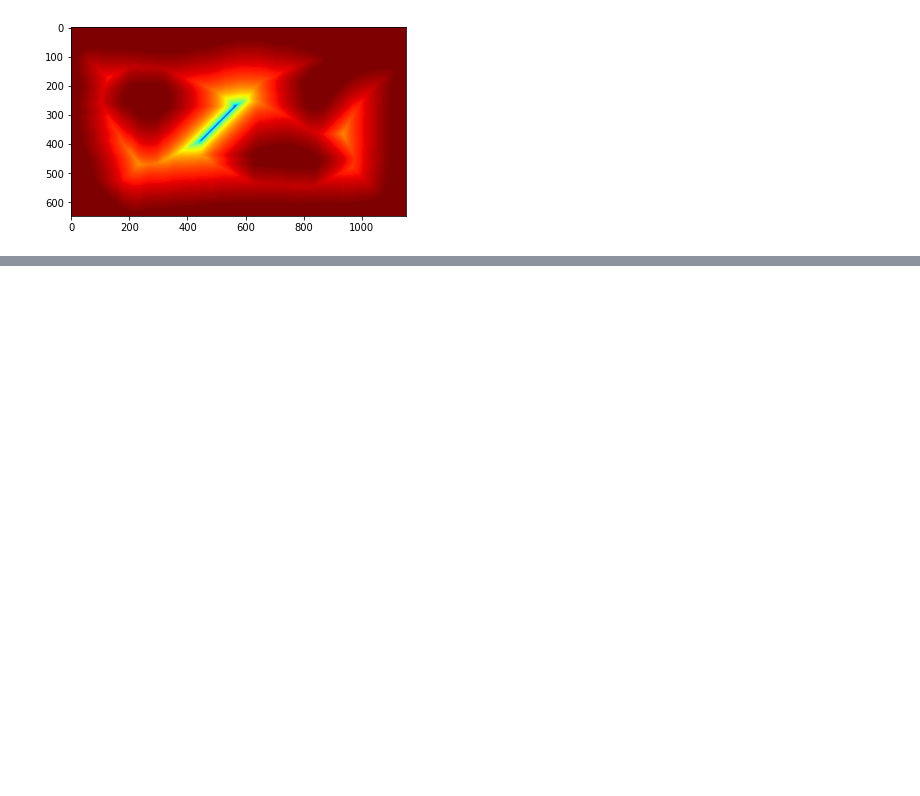
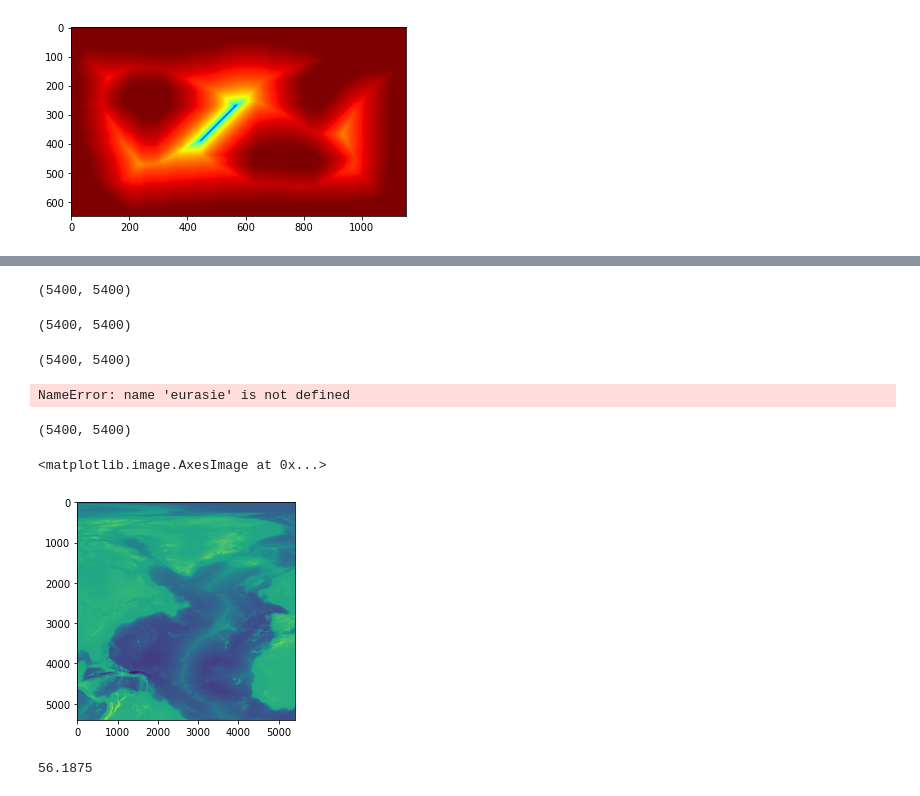
Before and after one commit to nico5655/OceanPSC, a Jupyter notebook: Untitled.ipynb, the cells around one changed output, grey strips where cells are left out. Cells and saved outputs as stored; diff of their text form; code cells hidden in the pictures; blank space fills up the shorter version.

```diff
--- a/Untitled.ipynb
+++ b/Untitled.ipynb
@@ -202,0 +107,42 @@ array([[0.        , 0.20710678, 0.20710678, ..., 0.20710678, 0.20710678,
+# %%
+from PIL import Image
+import skimage.measure
+
+# Open image
+west = Image.open('data_plus_grande.tif')
+
+# Make into Numpy array
+west = np.array(west)
+west = skimage.measure.block_reduce(west, (4,4), np.mean)
+print(west.shape)
+# %% [output]
+(5400, 5400)
+# %%
+eurasie=Image.open('eurasie.tif')
+eurasie=np.array(eurasie)
+eurasie = skimage.measure.block_reduce(eurasie, (4,4), np.mean)
+print(eurasie.shape)
+# %% [output]
+(5400, 5400)
+# %%
+est=Image.open('est.tif')
+est=np.array(est)
+est = skimage.measure.block_reduce(est, (4,4), np.mean)
+print(est.shape)
+# %% [output]
+(5400, 5400)
+# %%
+na=np.hstack((west,eurasie,est))
+# %% [output]
+NameError: name 'eurasie' is not defined
+# %%
+na=west
+# %%
+na.shape
+# %% [output]
+(5400, 5400)
+# %%
+plt.imshow(na)
+# %% [output]
+<matplotlib.image.AxesImage at 0x...>
+[figure, added]
@@ -202,0 +215,4 @@ array([[0.        , 0.20710678, 0.20710678, ..., 0.20710678, 0.20710678,
+# %%
+np.median(normeGradient)
+# %% [output]
+56.1875
```
Also changed, not shown: parts of 51 cells of this notebook, 3 other files.
